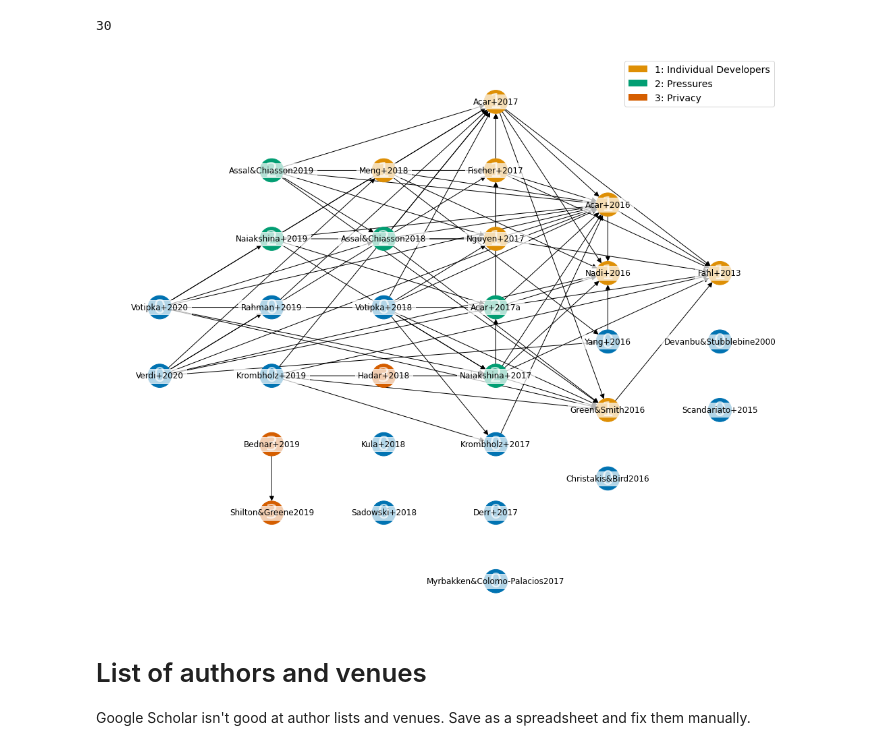
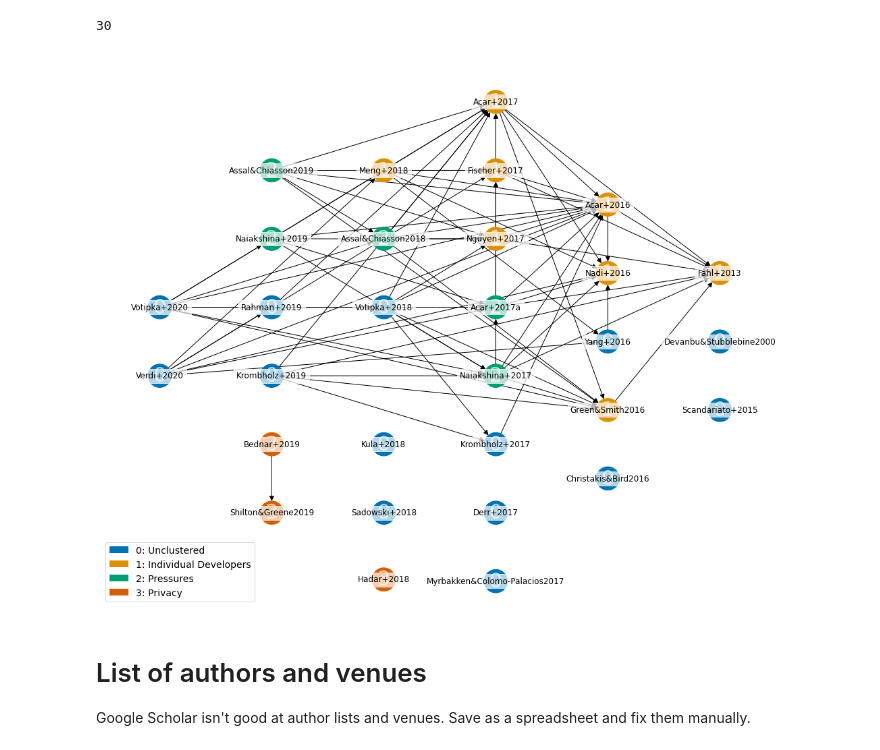
Before and after one commit to charlesweir/Google-Literature-Review, a Jupyter notebook: Analysis.ipynb, the cells around one changed output. Saved outputs shown, nothing was run; the diff lists cells and outputs as text; code cells hidden in the pictures.

Commit message:
Added spreadsheets with results, plus extra chart in analysis.

```diff
--- a/Analysis.ipynb
+++ b/Analysis.ipynb
@@ -21,7 +21,7 @@ import statsmodels.stats.inter_rater as ir
 import networkx as nx
 
 # Change to an appropriate location:
-imageDir='/Users/charles/Dropbox/Doc/4 Lancaster/PapersAndPresentations/DCSSurveyPaper/generated'
+imageDir='.'
 
 # Some image defaults:
 sns.set_palette("colorblind")
@@ -340,42 +349,42 @@ positions=nx.multipartite_layout(G)
 #           for k, pos in positions.items()}
 
 # And move Hadar+2018 out of the way so it doesn't look as though it has lots of links:
-#hadar=positions['9873211921093443394']
-#positions['9873211921093443394']=(hadar[0],hadar[1]-0.75)
+hadar=positions['9873211921093443394']
+positions['9873211921093443394']=(hadar[0],hadar[1]-0.85)
 
 fig=plt.figure(figsize =(18, 15))
 
 # We want two lots of node labels, one with the group numbers large, in white, and underneath the correct ones.
 # So draw the group labels in the main network drawing process, and add the paper titles afterwards:
 
 nx.draw_networkx(G,
                  # Need to specify explicitly the nodes, even though they're in G, to ensure ordering:
                  nodelist=[paper.Key for paper in workingDf.itertuples()],
                  node_color=['C{}'.format(Group(paper.Cluster)) for paper in workingDf.itertuples()],
                  pos=positions,
                  labels={paper.Key: Group(paper.Cluster) for paper in workingDf.itertuples()},
                  font_size=30,
                  font_color=(1,1,1,0.7),
                  node_size=1200,
                  arrowsize=15
                 )
 
 nx.draw_networkx_labels(G,
                  pos=positions,
                  labels={paper.Key: paper.Cite for paper in workingDf.itertuples()},
                  bbox=dict(facecolor=(1,1,1,0.7), edgecolor=(1,1,1,0.7)),
                 )
 
-groupNames={2: 'Pressures', 1: 'Individual Developers', 3: 'Privacy'}
+groupNames={0: 'Unclustered', 2: 'Pressures', 1: 'Individual Developers', 3: 'Privacy'}
 plt.legend(handles=[matplotlib.patches.Patch(facecolor='C{}'.format(i), label='{}: {}'.format(i, groupNames[i]))
-                    for i in range(1,NumGroups+1)])
+                    for i in range(0,NumGroups+1)])
 
 ## Magic to remove bounding box:
 for spine in plt.gca().spines.values():
     spine.set_visible(False)
 Savefig('citationLinks')
 # %% [output]
-[figure, old version]
+[figure, new version]
 # %% [markdown]
 # List of authors and venues
 
```
Also changed, not shown: parts of 8 cells of this notebook, 2 other files.
